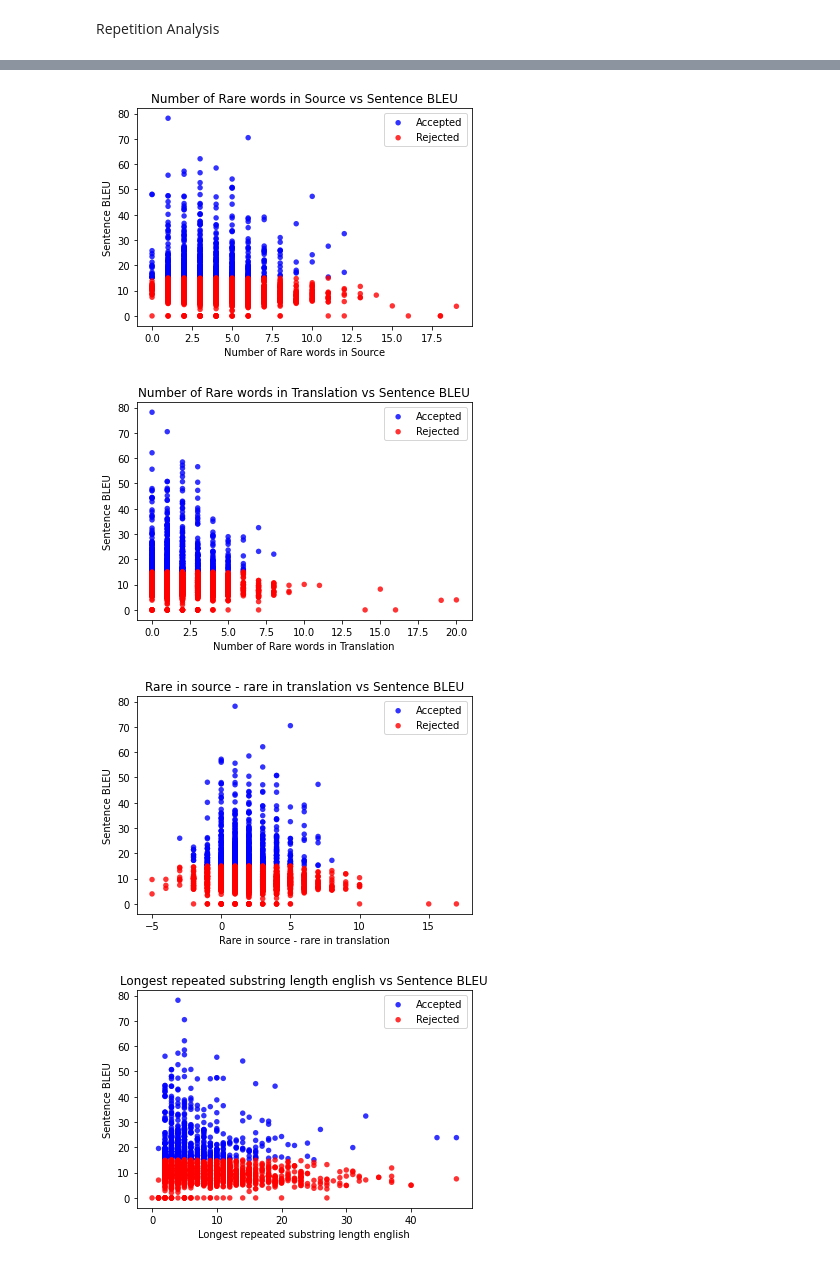
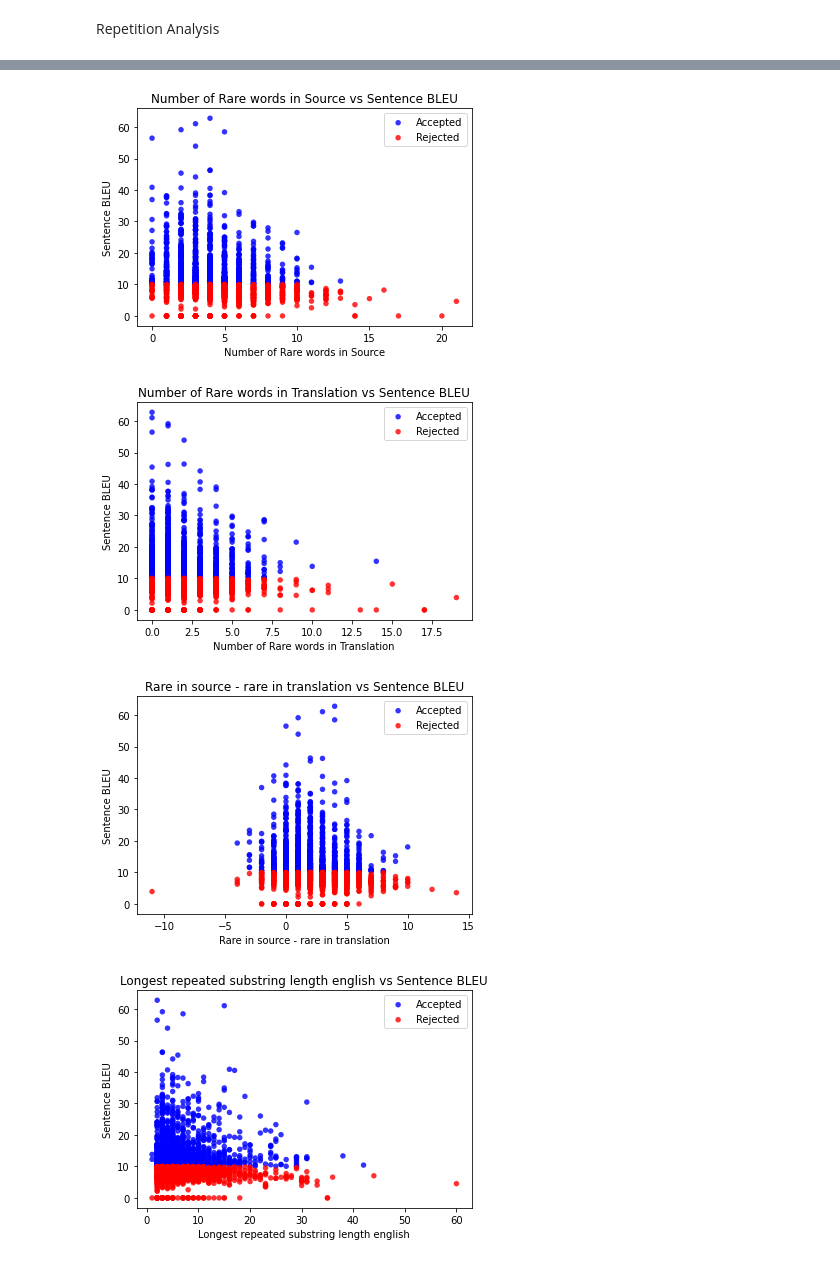
Before and after one commit to DhruvaBansal00/ConfidentMT, a Jupyter notebook: LanguageAnalysis.ipynb, the cells around one changed output, grey strips where cells are left out. Saved outputs shown, nothing was run; the diff lists cells and outputs as text; code cells hidden in the pictures.

```diff
--- a/LanguageAnalysis.ipynb
+++ b/LanguageAnalysis.ipynb
@@ -82,5 +83,5 @@ GPU RAM Free: 16280MB | Used: 0MB | Util   0% | Total 16280MB
 # %%
-dataSet = "test"
+dataSet = "valid"
 # %%
 !fairseq-generate \
     data-bin/wiki_ne_en_bpe5000/ \
@@ -180,15 +181,15 @@ translations = []
 for lines in zip_longest(*files, fillvalue=''):
     reference, translation, original, stats, sentence_bleu = lines
     sentence_bleu = float(sentence_bleu.split("BLEU4 = ")[1].split(",")[0])
-    stats = [float(i) for i in stats.strip("\n").split(" ")]
-    stats.append(sentence_bleu)
-    stats.extend([0,0,0,0,0,0,0,0,0,0,0,0,0,0,0,0,0])
+    stat_nums = [float(i) for i in stats.strip("\n").split(" ")][:-1]
+    stat_nums.append(sentence_bleu)
+    stat_nums.extend([0,0,0,0,0,0,0,0,0,0,0,0,0,0,0,0,0,float(stats.strip("\n").split(" ")[-1])])
     ###buffer for -> (rare_word_in_en, rare_words_in_ne, ne - en,
     ###longest_repeated_substring_en, longest_repeated_substring_ne,
     ###fw_score, bw_score, lm_score, . and ; in translation, | in original, . and ; minus |,
     ###unigram_count, bigram_count, trigram_count, length of translation, length of source,
     ###ratio between source and translation length)
-    translations.append(Translation(reference, translation, original, stats))
+    translations.append(Translation(reference, translation, original, stat_nums))
 # %%
 import string
 
@@ -448,7 +449,7 @@ for translation in translations:
     translation.score[20] = len(translation.original)
     translation.score[21] = float(len(translation.original))/float(len(translation.translation))
 # %%
-acceptedThreshold = 15
+acceptedThreshold = 10
 
 index_to_label = {0: "Average Logprob", 1: "Min Logprob", 2: "Median Logprob",
                   3: "Max Logprob", 5: "Number of Rare words in Source",
@@ -458,8 +459,9 @@ index_to_label = {0: "Average Logprob", 1: "Min Logprob", 2: "Median Logprob",
                   13: "Number of . and : in Translation", 14:"Number of | in Source",
                   15:"| in Source - . and : in Translation", 16: "Max unigram count in translation",
                   17: "Max bigram count in translation", 18: "Max trigram count in translation",
-                  19: "Translation Length", 20: "Source length", 21: "Ratio between source and translation length"}
-indices = [0, 1, 2, 3, 5, 6, 7, 8, 9, 10, 11, 12, 13, 14, 15, 16, 17, 18, 19, 20, 21]
+                  19: "Translation Length", 20: "Source length", 21: "Ratio between source and translation length",
+                  22: "Number of tokens"}
+indices = [0, 1, 2, 3, 5, 6, 7, 8, 9, 10, 11, 12, 13, 14, 15, 16, 17, 18, 19, 20, 21, 22]
 
 for i in indices:
     accepted_set_stats = [[],[]]
@@ -491,4 +493,4 @@ for i in indices:
-[figure, old version]
+[figure, new version]
-[figure, old version]
+[figure, new version]
-[figure, old version]
+[figure, new version]
-[figure, old version]
+[figure, new version]
```
Also changed, not shown: parts of 11 cells of this notebook.
